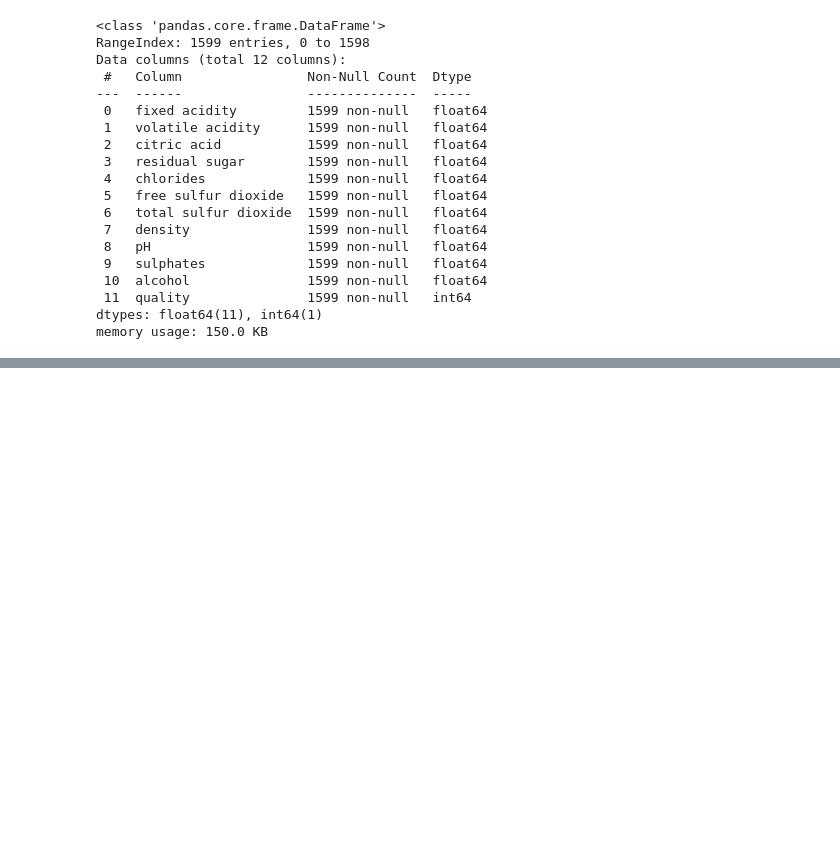
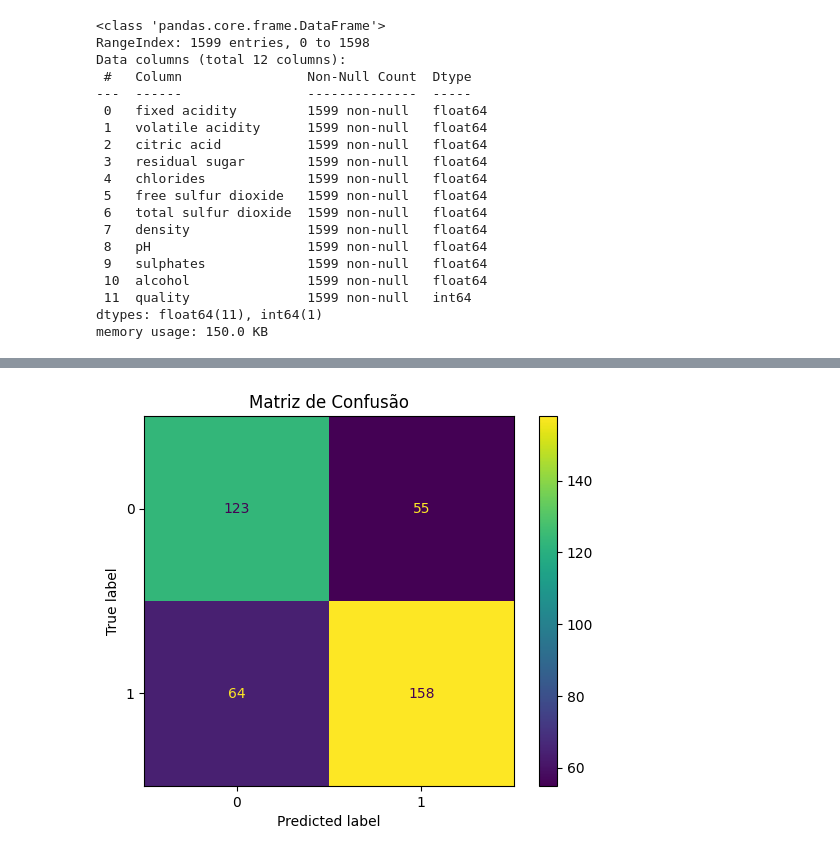
Before and after one commit to Robert-FM/modelo-decision-tree, a Jupyter notebook: decision-tree.ipynb, the cells around one changed output, grey strips where cells are left out. Saved outputs shown, nothing was run; the diff lists cells and outputs as text; code cells hidden in the pictures; blank space fills up the shorter version.

```diff
--- a/decision-tree.ipynb
+++ b/decision-tree.ipynb
@@ -81,14 +69,13 @@ metricas = {
 }
 # %%
 # 3. Pipeline
-clf = DecisionTreeClassifier(random_state=42, max_depth=10,max_features=None,criterion='gini',min_samples_leaf=1,min_samples_split=2,splitter='best')
+clf = DecisionTreeClassifier(random_state=42, max_depth=10,max_features='sqrt',criterion='entropy',min_samples_leaf=2,min_samples_split=2,splitter='best')
 pipeline = Pipeline([
-    ('scaler', StandardScaler()),
     ('classifier', clf)
 ])
 
 # 4. Validação cruzada com todas as métricas
-cv_results = cross_validate(pipeline, X_train, y_train, cv=5, scoring=metricas)
+cv_results = cross_validate(pipeline, X_train, y_train, cv=5, scoring=metricas, return_train_score=True)
 
 # 5. Imprimir apenas médias
 print("=== Média das Métricas CV ===")
@@ -125,0 +116,9 @@ plt.show()
+# %%
+from sklearn.metrics import ConfusionMatrixDisplay
+
+pipeline.fit(X_train, y_train)
+ConfusionMatrixDisplay.from_estimator(pipeline, X_test, y_test)
+plt.title("Matriz de Confusão")
+plt.show()
+# %% [output]
+[figure, added]
```
Also changed, not shown: parts of 4 cells of this notebook, 1 other file.
